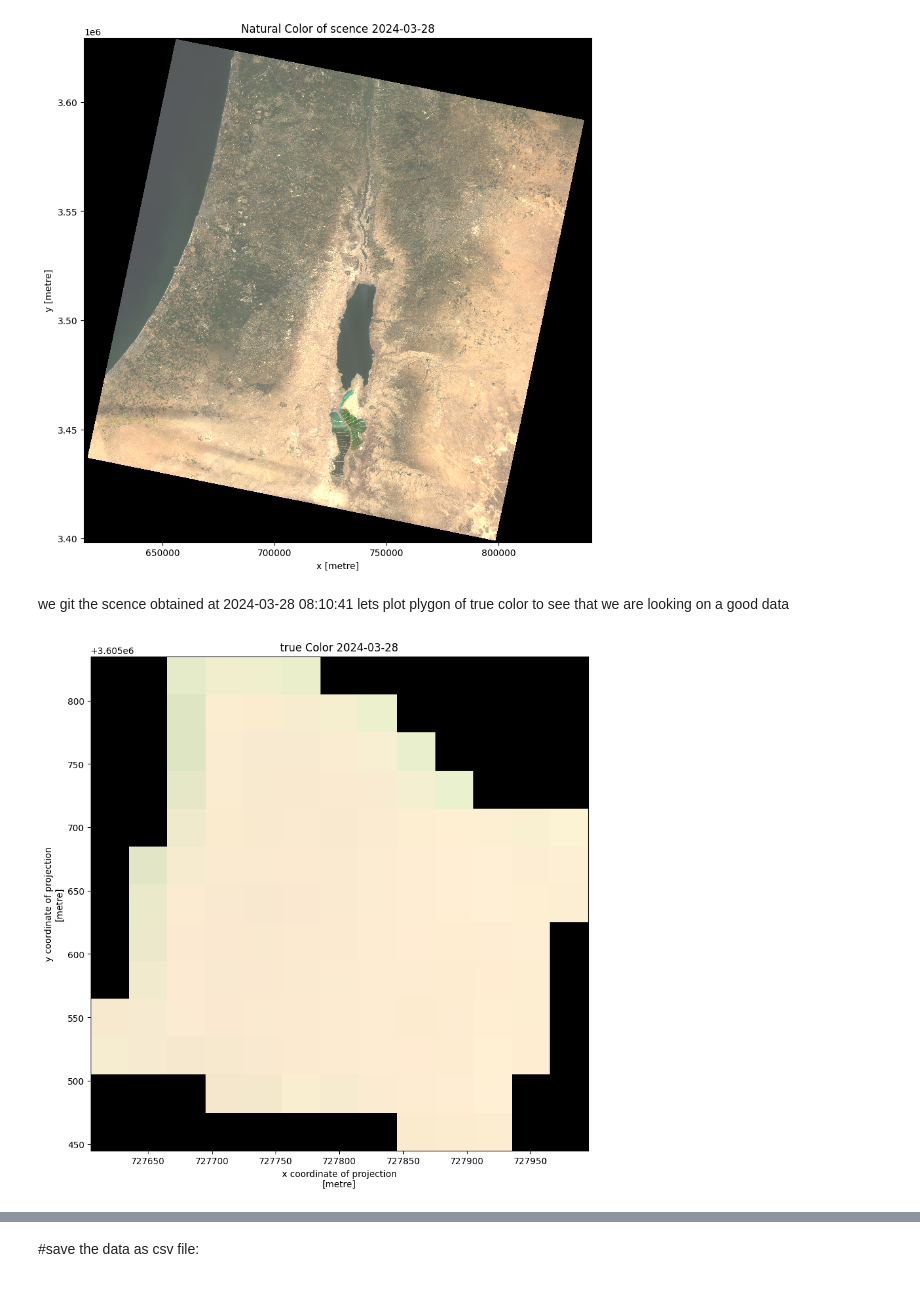
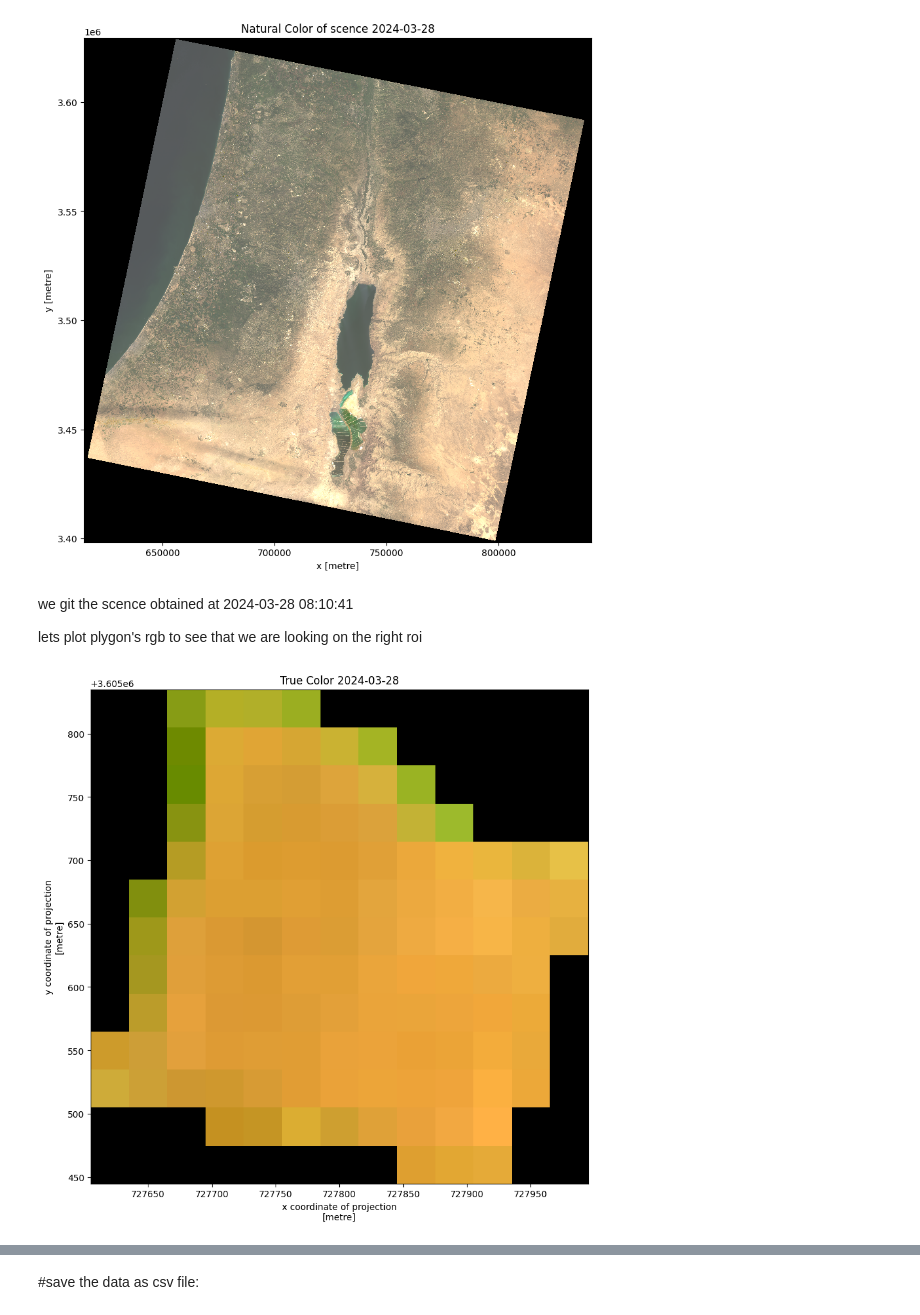
Before and after one commit to OriRoth22/tierra_spec_task, a Jupyter notebook: tierra_spec.ipynb, the cells around one changed output, grey strips where cells are left out. Saved outputs shown, nothing was run; the diff lists cells and outputs as text; code cells hidden in the pictures.

```diff
--- a/tierra_spec.ipynb
+++ b/tierra_spec.ipynb
@@ -263,9 +201,12 @@ final_filtered_items
+# %%
+if final_filtered_items:
+  items = final_filtered_items
 # %% [markdown]
 now lets select the latest scence:
 # %%
 # Select the item with the latest date
-if final_filtered_items:
-    selected_item = max(final_filtered_items, key=lambda item: item.datetime)
+if items:
+    selected_item = max(items, key=lambda item: item.datetime)
     print(f"Latest item: {selected_item.id} from {selected_item.datetime}")
 else:
     print("No items remaining after filtering.")
@@ -325,43 +267,55 @@ plt.show()
 # %% [markdown]
 
 we git the scence obtained at  2024-03-28 08:10:41
-lets plot plygon of true color to see that we are looking on a good data
+
+lets plot plygon's rgb to see that we are looking on the right roi
 # %%
 import matplotlib.pyplot as plt
 from shapely.geometry import shape
 import geopandas as gpd
 import rioxarray
 import planetary_computer
 
+date = selected_item.datetime.date()
 # Convert your polygon GeoJSON to a GeoDataFrame
 polygon_gdf = gpd.GeoDataFrame(geometry=[shape(polygon_geojson)], crs="EPSG:4326")
 bbox = polygon.bounds  # Get the bounding box coordinates (min_lon, min_lat, max_lon, max_lat)
-bands_of_interest = ["red", "blue", "green"]
+bands_of_interest = ["red", "green", "blue"]
 
-# Load the data with the bounding box of interest, including all bands
-# patch_url signs the URLs, preventing the 403 error
+
 data = odc.stac.stac_load(
     [selected_item],
     bands=bands_of_interest,  # Load all available bands
     bbox=bbox,
     patch_url=planetary_computer.sign
 ).isel(time=0)
 
 # Clip the data to the polygon
 clipped_data = data.rio.clip([polygon_gdf.geometry[0]], polygon_gdf.crs, all_touched=True)
 
-# Plotting all bands is typically not practical, so we'll focus on a subset
 # For demonstration, let's plot the "Natural Color" (RGB) image
-# Adjust the bands used based on the available bands in your data
 rgb_bands = ["red", "green", "blue"]
 
 # Extract the RGB bands and plot
-rgb_data = clipped_data[rgb_bands].to_array()
+rgb_data = clipped_data[bands_of_interest].to_array()
+
+# Define a threshold to exclude black pixels (if not we get faded image)
+threshold = 0.05  # Values below this are considered black pixels
+
+# Create a mask to exclude dark pixels (values below the threshold)
+mask = (rgb_data > threshold)
+
+# Apply the mask and calculate min/max on the non-masked (non-black) pixels
+masked_data = rgb_data.where(mask)
+
+# Calculate the min and max values from the masked data
+vmin = masked_data.min(skipna=True)
+vmax = masked_data.max(skipna=True)
+
+# Plot the image using the new vmin and vmax values
 fig, ax = plt.subplots(figsize=(10, 10))
-rgb_data.plot.imshow(robust=True, ax=ax)
-ax.set_title(f'true Color {date}');
+rgb_data.plot.imshow(vmin=vmin, vmax=vmax, ax=ax)
+ax.set_title(f'True Color {date}')
 plt.show()
-
-# Now we have have 'clipped_data' which contains all the bands, clipped to your polygon
 # %% [output]
-[figure, old version]
+[figure, new version]
```
Also changed, not shown: parts of 38 cells of this notebook.
